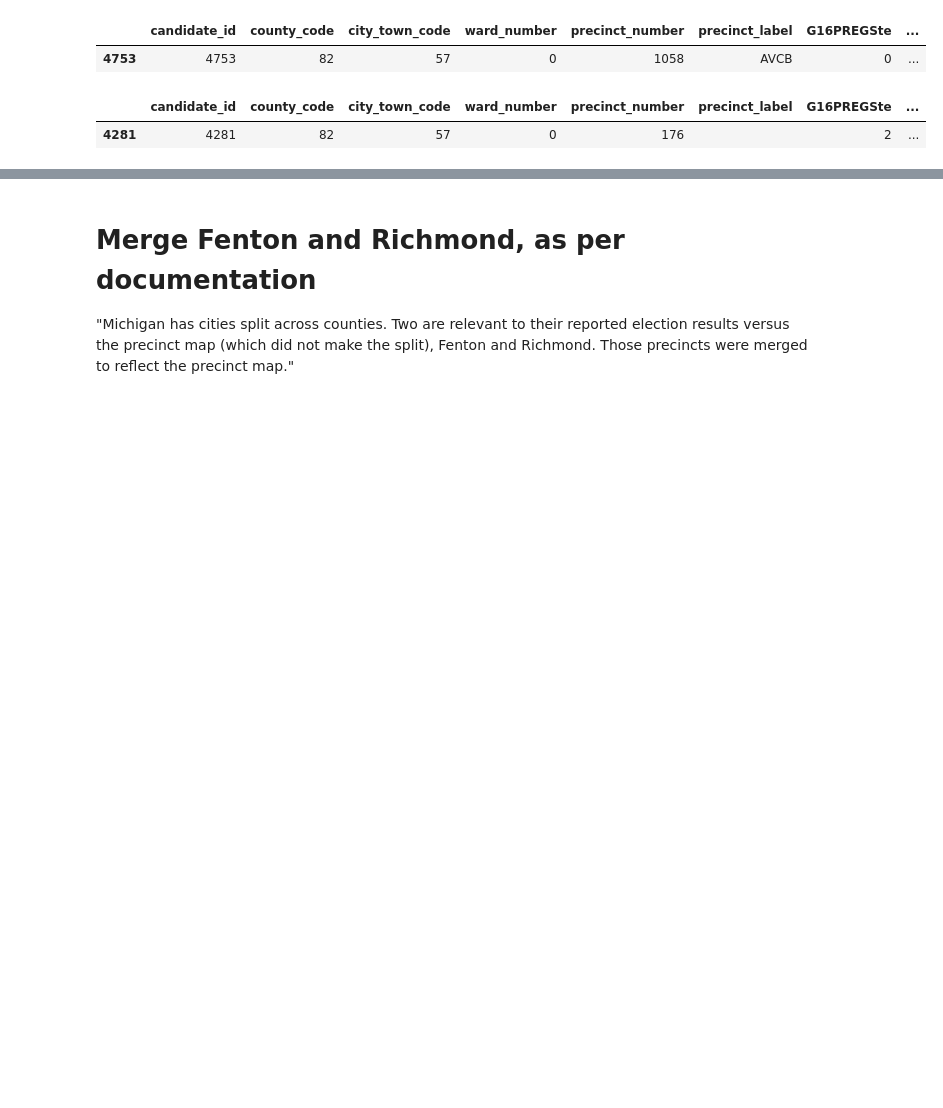
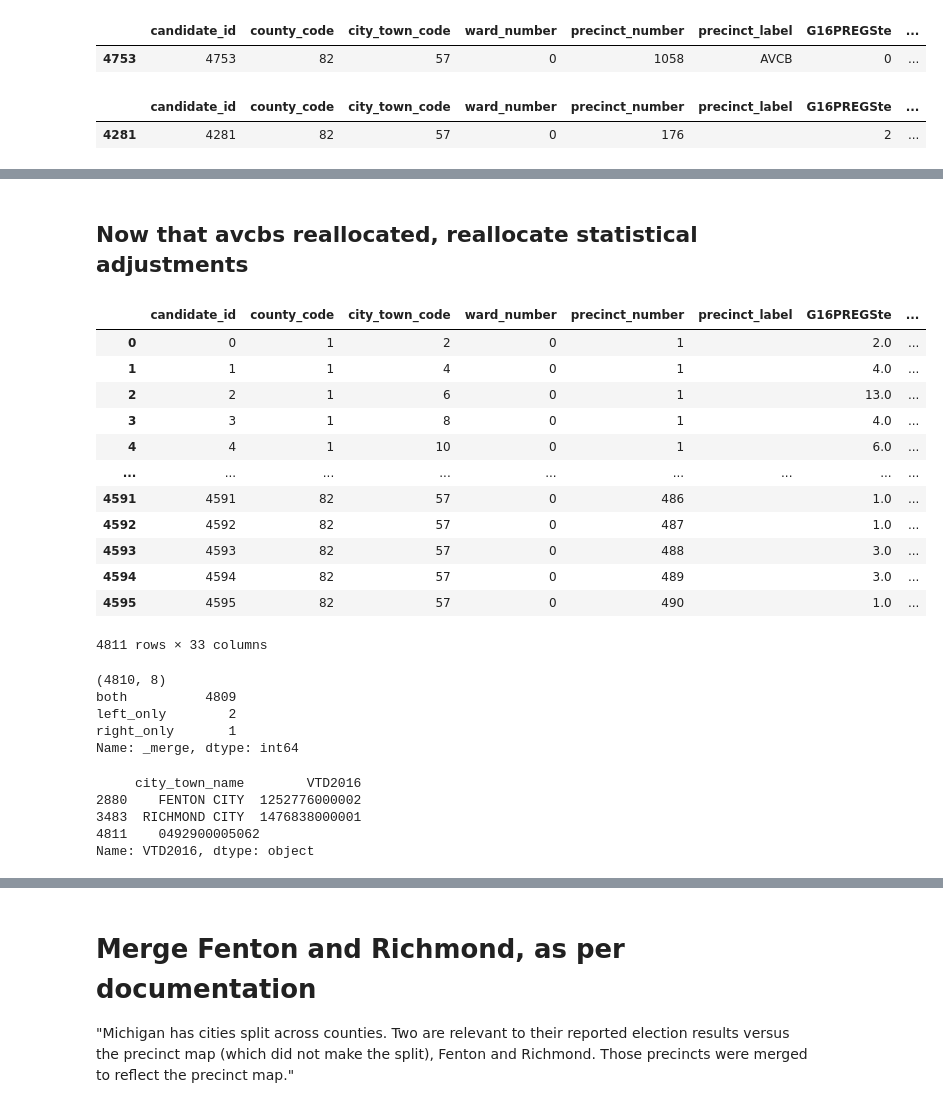
Before and after one commit to nonpartisan-redistricting-datahub/pdv-mi, a Jupyter notebook: vest-mi-2016/vest_mi_2016.ipynb, the cells around one changed output, grey strips where cells are left out. Drawn from its saved outputs; the diff is of its cells as text; code cells hidden in the pictures; blank space fills up the shorter version.

```diff
--- a/vest-mi-2016/vest_mi_2016.ipynb
+++ b/vest-mi-2016/vest_mi_2016.ipynb
@@ -388,6 +387,5 @@ print(avcb_not_wayne)
 # %%
 #print(avcb_not_wayne["VTD2016"])
-##WHY IS THIS CALLED NO LIST
-no_list = list(avcb_not_wayne["VTD2016"])
-print(no_list)
+avcb_vtds_list_for_nonwayne = list(avcb_not_wayne["VTD2016"])
+print(avcb_vtds_list_for_nonwayne)
 # %% [output]
@@ -395,6 +393,6 @@ print(no_list)
 # %%
-df_no_avcb_or_stat[df_no_avcb_or_stat["VTD2016"].isin(no_list)]
-for i in no_list:
+df_no_avcb_or_stat[df_no_avcb_or_stat["VTD2016"].isin(avcb_vtds_list_for_nonwayne)]
+for i in avcb_vtds_list_for_nonwayne:
     if i not in list(df_no_avcb_or_stat["VTD2016"]):
         print(i)
 # %% [output]
@@ -423,10 +429,10 @@ Make into dictionary, use .loc to apply to precinct_number, then make new VTD 20
 # %% [markdown]
 Note: For "0372412000001", the votes are added to a different precinct that was found manually, as described above. Otherwise, the AVCB votes are added to the precinct with the same name.
 # %%
+#Non-Wayne county reallocation
 data_columns = ["G16PREGSte","G16PREDCli","G16PRERTru","G16PRELJoh","G16PREOth"]
 
-
-for i in no_list:
+for i in avcb_vtds_list_for_nonwayne:
     if i =='0372412000001':
         df_id = '0372412000017'
     else:
@@ -648,6 +699,6 @@ precincts_detroit = precincts_detroit[['candidate_id', 'county_code', 'city_town
        'city_town_name', 'county_city_id', 'jurisd', 'VTD2016_draft',
        'VTD2016']]
 # %%
-df_no_avcb_or_stat = pd.concat([precincts_not_detroit,precincts_detroit])
-
-#LF TO RENAME THIS
+df_with_avcb_reallocated_need_stat_adjust = pd.concat([precincts_not_detroit,precincts_detroit])
+# %% [markdown]
+## Now that avcbs reallocated, reallocate statistical adjustments
@@ -653,0 +778,16 @@ df_no_avcb_or_stat = pd.concat([precincts_not_detroit,precincts_detroit])
+# %%
+df_with_avcb_and_stat_reallocated
+# %% [output]
+|  | candidate_id | county_code | city_town_code | ward_number | precinct_number | precinct_label | G16PREGSte | ... |
+| 0 | 0 | 1 | 2 | 0 | 1 |  | 2.0 | ... |
+| 1 | 1 | 1 | 4 | 0 | 1 |  | 4.0 | ... |
+| 2 | 2 | 1 | 6 | 0 | 1 |  | 13.0 | ... |
+| 3 | 3 | 1 | 8 | 0 | 1 |  | 4.0 | ... |
+| 4 | 4 | 1 | 10 | 0 | 1 |  | 6.0 | ... |
+| ... | ... | ... | ... | ... | ... | ... | ... | ... |
+| 4591 | 4591 | 82 | 57 | 0 | 486 |  | 1.0 | ... |
+| 4592 | 4592 | 82 | 57 | 0 | 487 |  | 1.0 | ... |
+| 4593 | 4593 | 82 | 57 | 0 | 488 |  | 3.0 | ... |
+| 4594 | 4594 | 82 | 57 | 0 | 489 |  | 3.0 | ... |
+| 4595 | 4595 | 82 | 57 | 0 | 490 |  | 1.0 | ... |
+4811 rows × 33 columns
@@ -658,11 +800,26 @@ df_no_avcb_or_stat = pd.concat([precincts_not_detroit,precincts_detroit])
 #Comparing the length to the VEST dataframe, expecting at least 1 not to join
 print(gdfv.shape)
 
-join_attempt = pd.merge(df_no_avcb_or_stat,gdfv,how="outer",on="VTD2016",indicator=True)
+join_attempt = pd.merge(df_with_avcb_and_stat_reallocated,gdfv,how="outer",on="VTD2016",indicator=True)
 print(join_attempt["_merge"].value_counts())
 
 left_only = join_attempt[join_attempt["_merge"]=="left_only"].to_csv("./only_source.csv")
 right_only = join_attempt[join_attempt["_merge"]=="right_only"].to_csv("./only_vest.csv")
+# %% [output]
+(4810, 8)
+both          4809
+left_only        2
+right_only       1
+Name: _merge, dtype: int64
 # %%
-#Below are the precincts that didn't join. The top two are both Richmond and Fenton areas that need to be combined (which you did below). The other one appaers to be a zero vote precinct that only occurs in VEST's file
+#Below are the precincts that didn't join. The top two are both Richmond and Fenton areas that need to be combined (which you did below).
+#The other one appears to be a zero vote precinct that only occurs in VEST's file
 join_attempt[join_attempt["_merge"]=="left_only"].columns
+print(join_attempt[join_attempt["_merge"]=="left_only"][["city_town_name","VTD2016"]])
+print(join_attempt[join_attempt["_merge"]=="right_only"]["VTD2016"])
+# %% [output]
+     city_town_name        VTD2016
+2880    FENTON CITY  1252776000002
+3483  RICHMOND CITY  1476838000001
+4811    0492900005062
+Name: VTD2016, dtype: object
```
Also changed, not shown: parts of 86 cells of this notebook.
